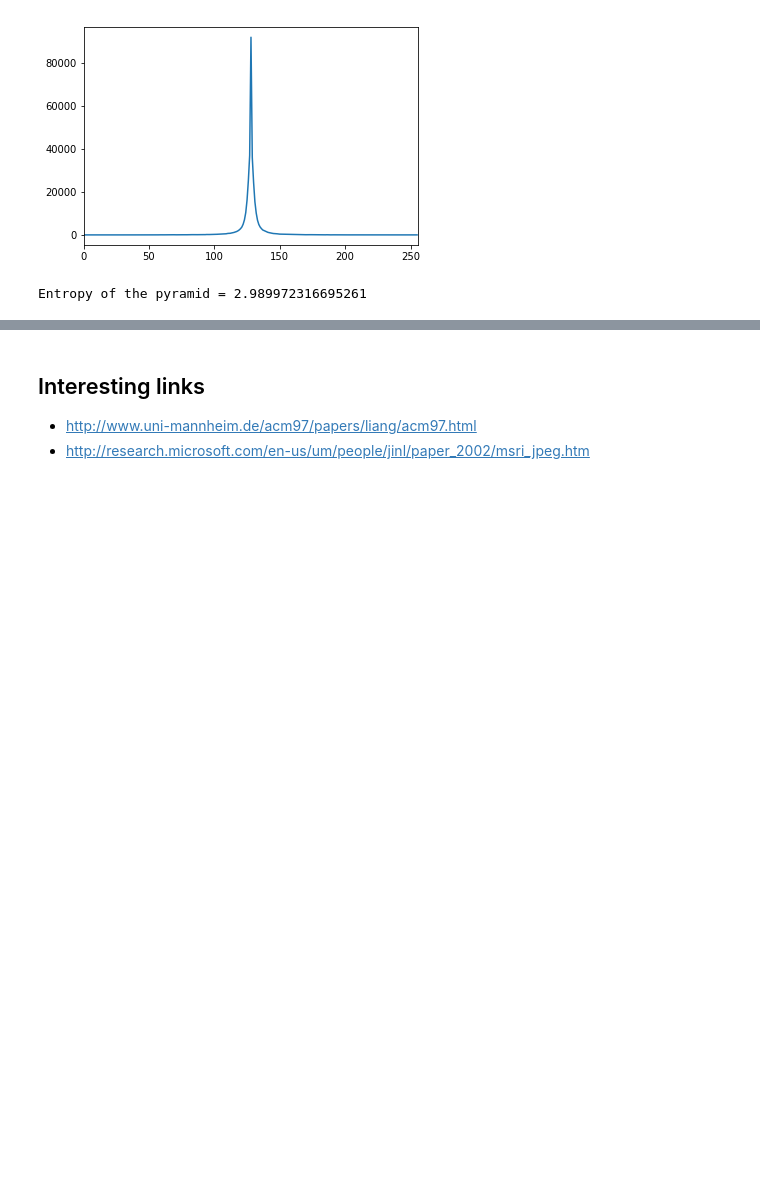
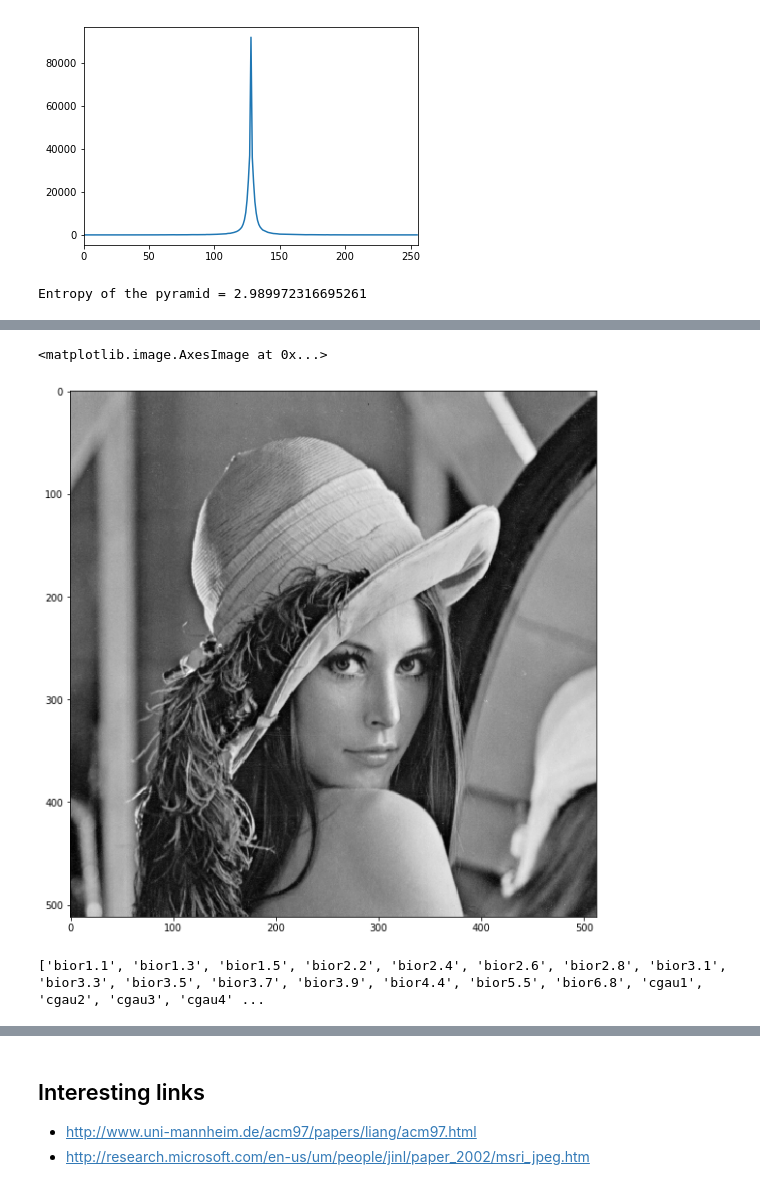
Before and after one commit to vicente-gonzalez-ruiz/pyramids-and-wavelets, a Jupyter notebook: index.ipynb, the cells around one changed output, grey strips where cells are left out. Saved outputs shown, nothing was run; the diff lists cells and outputs as text; code cells hidden in the pictures; blank space fills up the shorter version.

```diff
--- a/index.ipynb
+++ b/index.ipynb
@@ -452,0 +467,29 @@ Entropy of the pyramid = 2.989972316695261
+# %%
+import urllib.request
+import cv2
+import numpy as np
+from matplotlib import pyplot as plt
+%matplotlib inline
+import scipy.stats as st
+
+HTTP_response = urllib.request.urlopen('http://www.hpca.ual.es/~vruiz/images/lena.png')
+arr = np.asarray(bytearray(HTTP_response.read()), dtype=np.uint8)
+BGR = cv2.imdecode(arr,-1)
+Y = cv2.cvtColor(BGR, cv2.COLOR_BGR2YCrCb)[:,:,0]
+plt.figure(figsize = (10,10))
+plt.imshow(Y, cmap="gray")
+# %% [output]
+<matplotlib.image.AxesImage at 0x...>
+[figure, added]
+# %%
+import pywt
+
+# Sólo por ver los distintos filtros que hay disponibles
+print (pywt.wavelist())
+
+# Seleccionamos una en concreto
+wavelet = 'db9' # http://wavelets.pybytes.com/wavelet/db9/
+#wavelet = 'haar'
+#wavelet='bior3.5'
+# %% [output]
+['bior1.1', 'bior1.3', 'bior1.5', 'bior2.2', 'bior2.4', 'bior2.6', 'bior2.8', 'bior3.1', 'bior3.3', 'bior3.5', 'bior3.7', 'bior3.9', 'bior4.4', 'bior5.5', 'bior6.8', 'cgau1', 'cgau2', 'cgau3', 'cgau4' ...
```
Also changed, not shown: parts of 7 cells of this notebook.
